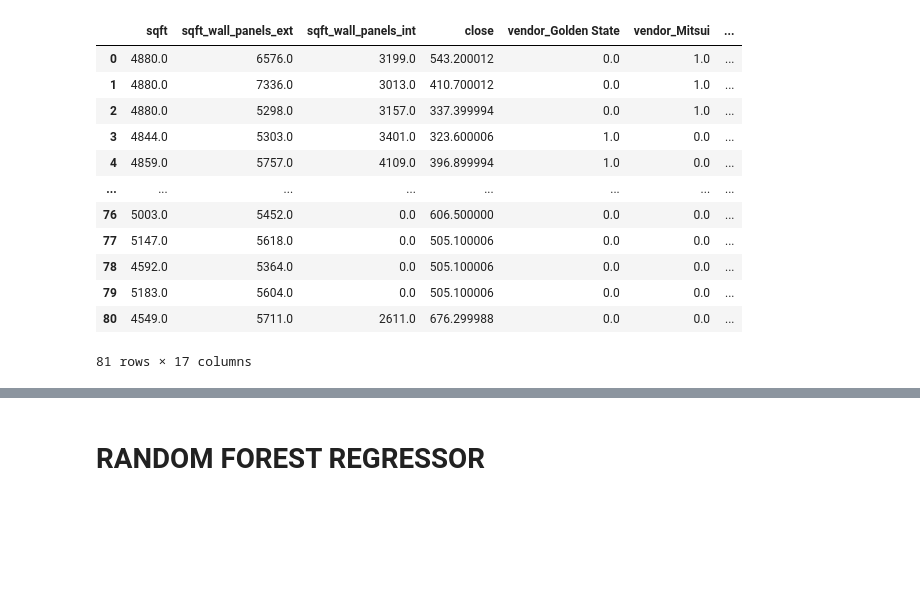
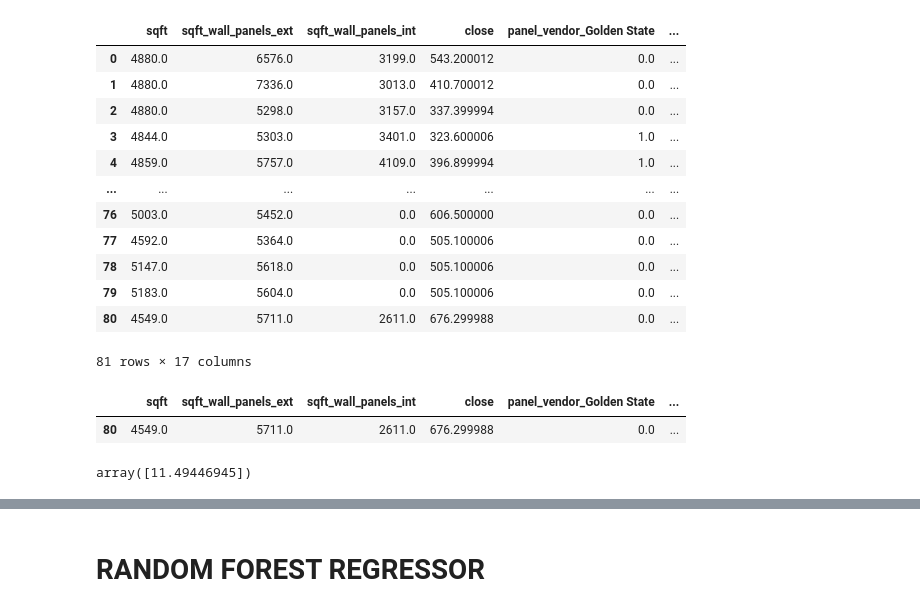
Before and after one commit to JohnnyBuccola/bbc-20-project-dashboard, a Jupyter notebook: notebooks/ml_exploration.ipynb, the cells around one changed output, grey strips where cells are left out. Saved outputs shown, nothing was run; the diff lists cells and outputs as text; code cells hidden in the pictures; blank space fills up the shorter version.

```diff
--- a/notebooks/ml_exploration.ipynb
+++ b/notebooks/ml_exploration.ipynb
@@ -84,16 +50,23 @@ y = analytical_df["wall_panels_cost_per_elev_sqft"]
-# %%
-X
-# %% [output]
-|  | sqft | sqft_wall_panels_ext | sqft_wall_panels_int | close | vendor_Golden State | vendor_Mitsui | ... |
-| 0 | 4880.0 | 6576.0 | 3199.0 | 543.200012 | 0.0 | 1.0 | ... |
-| 1 | 4880.0 | 7336.0 | 3013.0 | 410.700012 | 0.0 | 1.0 | ... |
-| 2 | 4880.0 | 5298.0 | 3157.0 | 337.399994 | 0.0 | 1.0 | ... |
-| 3 | 4844.0 | 5303.0 | 3401.0 | 323.600006 | 1.0 | 0.0 | ... |
-| 4 | 4859.0 | 5757.0 | 4109.0 | 396.899994 | 1.0 | 0.0 | ... |
-| ... | ... | ... | ... | ... | ... | ... | ... |
-| 76 | 5003.0 | 5452.0 | 0.0 | 606.500000 | 0.0 | 0.0 | ... |
-| 77 | 5147.0 | 5618.0 | 0.0 | 505.100006 | 0.0 | 0.0 | ... |
-| 78 | 4592.0 | 5364.0 | 0.0 | 505.100006 | 0.0 | 0.0 | ... |
-| 79 | 5183.0 | 5604.0 | 0.0 | 505.100006 | 0.0 | 0.0 | ... |
-| 80 | 4549.0 | 5711.0 | 2611.0 | 676.299988 | 0.0 | 0.0 | ... |
-81 rows × 17 columns
+# %%
+X, y = prep_data()
+X
+# %% [output]
+|  | sqft | sqft_wall_panels_ext | sqft_wall_panels_int | close | panel_vendor_Golden State | ... |
+| 0 | 4880.0 | 6576.0 | 3199.0 | 543.200012 | 0.0 | ... |
+| 1 | 4880.0 | 7336.0 | 3013.0 | 410.700012 | 0.0 | ... |
+| 2 | 4880.0 | 5298.0 | 3157.0 | 337.399994 | 0.0 | ... |
+| 3 | 4844.0 | 5303.0 | 3401.0 | 323.600006 | 1.0 | ... |
+| 4 | 4859.0 | 5757.0 | 4109.0 | 396.899994 | 1.0 | ... |
+| ... | ... | ... | ... | ... | ... | ... |
+| 76 | 5003.0 | 5452.0 | 0.0 | 606.500000 | 0.0 | ... |
+| 77 | 4592.0 | 5364.0 | 0.0 | 505.100006 | 0.0 | ... |
+| 78 | 5147.0 | 5618.0 | 0.0 | 505.100006 | 0.0 | ... |
+| 79 | 5183.0 | 5604.0 | 0.0 | 505.100006 | 0.0 | ... |
+| 80 | 4549.0 | 5711.0 | 2611.0 | 676.299988 | 0.0 | ... |
+81 rows × 17 columns
+# %%
+prediction = prep_data(sample_prediction)
+prediction
+# %% [output]
+|  | sqft | sqft_wall_panels_ext | sqft_wall_panels_int | close | panel_vendor_Golden State | ... |
+| 80 | 4549.0 | 5711.0 | 2611.0 | 676.299988 | 0.0 | ... |
@@ -100,3 +75,8 @@ X
+# %%
+pred = get_prediction(rf_model,prediction)
+pred
+# %% [output]
+array([11.49446945])
 # %%
 X_train, X_test, y_train, y_test = train_test_split(X, y, random_state=43,test_size=0.20)
 
```
Also changed, not shown: parts of 16 cells of this notebook, 7 other files.
